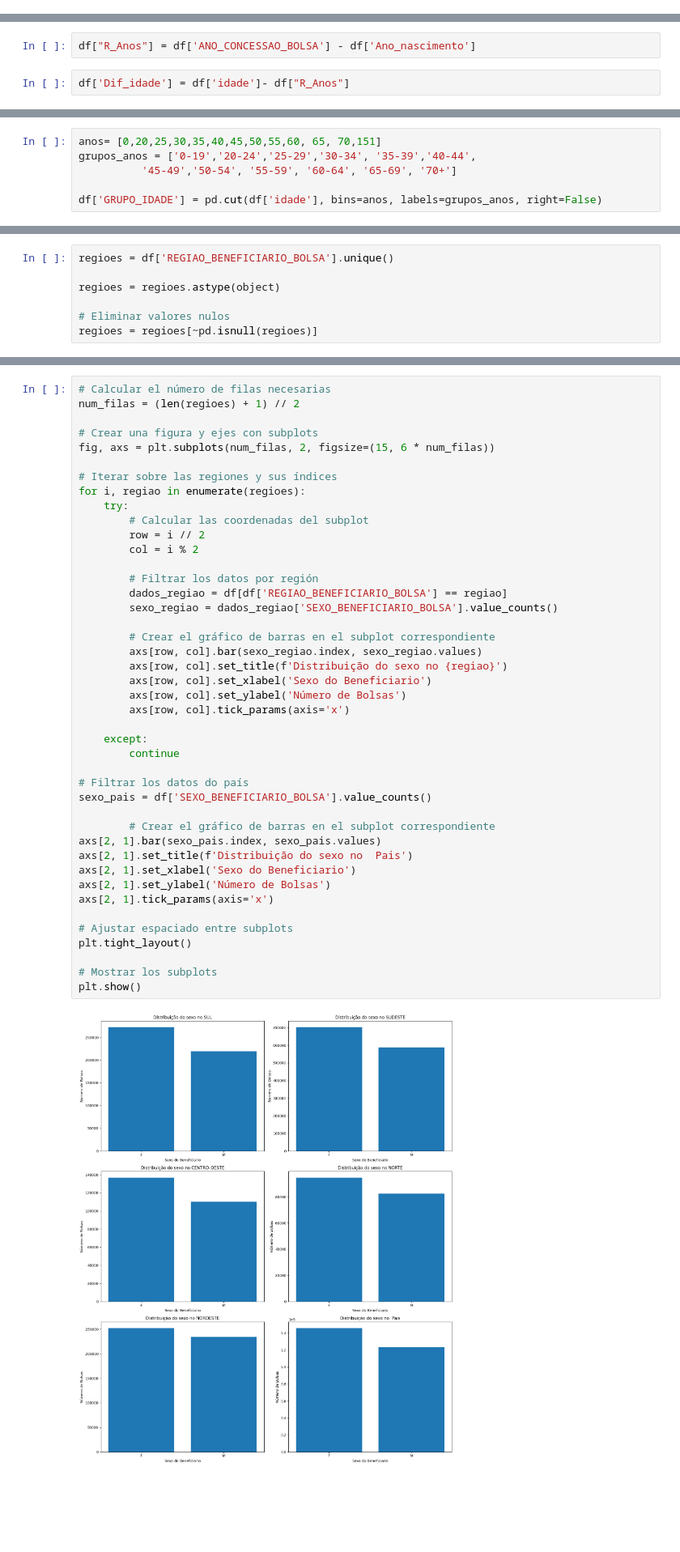
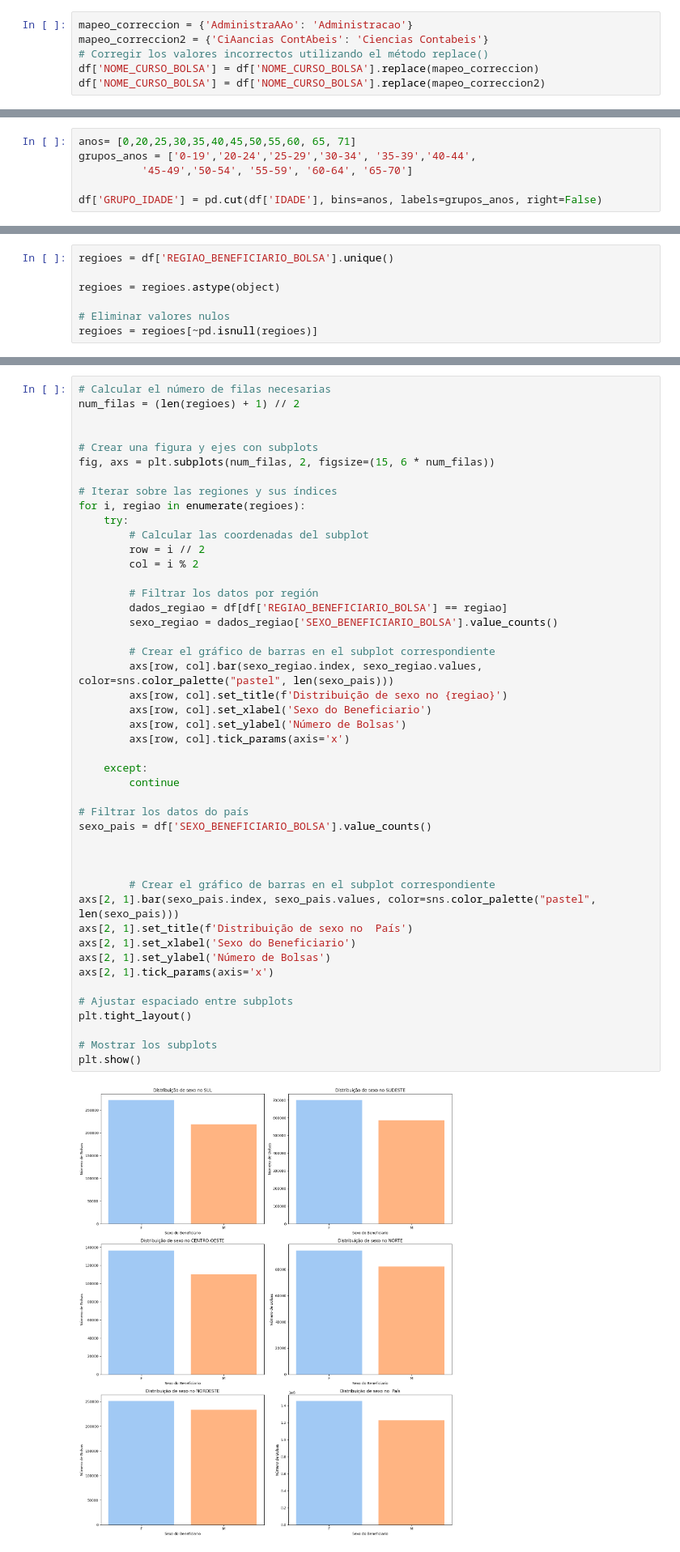
Before and after one commit to Joangopa/ProUni_2005_2019, a Jupyter notebook: project.ipynb, the cells around one changed output, grey strips where cells are left out. Shown at 81% size. Drawn from its saved outputs; the diff is of its cells as text; blank space fills up the shorter version.

Commit message:
gráficos,  idades, nomes cursos
Novos gráficos, tratamento das idades e nomes de cursos

```diff
--- a/project.ipynb
+++ b/project.ipynb
@@ -89,0 +134,6 @@ df
+# %%
+mapeo_correccion = {'AdministraAAo': 'Administracao'}
+mapeo_correccion2 = {'CiAancias ContAbeis': 'Ciencias Contabeis'}
+# Corregir los valores incorrectos utilizando el método replace()
+df['NOME_CURSO_BOLSA'] = df['NOME_CURSO_BOLSA'].replace(mapeo_correccion)
+df['NOME_CURSO_BOLSA'] = df['NOME_CURSO_BOLSA'].replace(mapeo_correccion2)
@@ -208,4 +261,0 @@ df["Ano_nascimento"] = dados["DT_NASCIMENTO_BENEFICIARIO"].str.extract('(\\d+)')
-# %%
-df["R_Anos"] = df['ANO_CONCESSAO_BOLSA'] - df['Ano_nascimento']
-# %%
-df['Dif_idade'] = df['idade']- df["R_Anos"]
@@ -254,9 +281,9 @@ Name: idade, dtype: float64
 # %%
-anos= [0,20,25,30,35,40,45,50,55,60, 65, 70,151]
+anos= [0,20,25,30,35,40,45,50,55,60, 65, 71]
 grupos_anos = ['0-19','20-24','25-29','30-34', '35-39','40-44',
-          '45-49','50-54', '55-59', '60-64', '65-69', '70+']
+          '45-49','50-54', '55-59', '60-64', '65-70']
 
-df['GRUPO_IDADE'] = pd.cut(df['idade'], bins=anos, labels=grupos_anos, right=False)
+df['GRUPO_IDADE'] = pd.cut(df['IDADE'], bins=anos, labels=grupos_anos, right=False)
 # %%
 df.head(2)
 # %% [output]
@@ -320,6 +403,7 @@ plt.show()
 # %%
 # Calcular el número de filas necesarias
 num_filas = (len(regioes) + 1) // 2
+
 
 # Crear una figura y ejes con subplots
 fig, axs = plt.subplots(num_filas, 2, figsize=(15, 6 * num_filas))
@@ -330,35 +414,37 @@ for i, regiao in enumerate(regioes):
         # Calcular las coordenadas del subplot
         row = i // 2
         col = i % 2
 
         # Filtrar los datos por región
         dados_regiao = df[df['REGIAO_BENEFICIARIO_BOLSA'] == regiao]
         sexo_regiao = dados_regiao['SEXO_BENEFICIARIO_BOLSA'].value_counts()
 
         # Crear el gráfico de barras en el subplot correspondiente
-        axs[row, col].bar(sexo_regiao.index, sexo_regiao.values)
-        axs[row, col].set_title(f'Distribuição do sexo no {regiao}')
+        axs[row, col].bar(sexo_regiao.index, sexo_regiao.values, color=sns.color_palette("pastel", len(sexo_pais)))
+        axs[row, col].set_title(f'Distribuição de sexo no {regiao}')
         axs[row, col].set_xlabel('Sexo do Beneficiario')
         axs[row, col].set_ylabel('Número de Bolsas')
         axs[row, col].tick_params(axis='x')
 
     except:
         continue
 
 # Filtrar los datos do país
 sexo_pais = df['SEXO_BENEFICIARIO_BOLSA'].value_counts()
 
+
+
         # Crear el gráfico de barras en el subplot correspondiente
-axs[2, 1].bar(sexo_pais.index, sexo_pais.values)
-axs[2, 1].set_title(f'Distribuição do sexo no  Pais')
+axs[2, 1].bar(sexo_pais.index, sexo_pais.values, color=sns.color_palette("pastel", len(sexo_pais)))
+axs[2, 1].set_title(f'Distribuição de sexo no  País')
 axs[2, 1].set_xlabel('Sexo do Beneficiario')
 axs[2, 1].set_ylabel('Número de Bolsas')
 axs[2, 1].tick_params(axis='x')
 
 # Ajustar espaciado entre subplots
 plt.tight_layout()
 
 # Mostrar los subplots
 plt.show()
 # %% [output]
-[figure, old version]
+[figure, new version]
```
Also changed, not shown: parts of 40 cells of this notebook.
